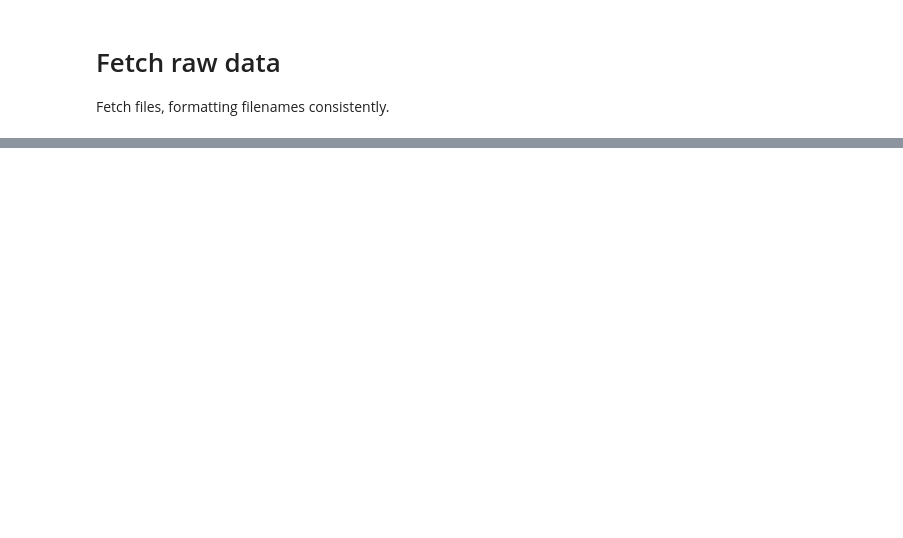
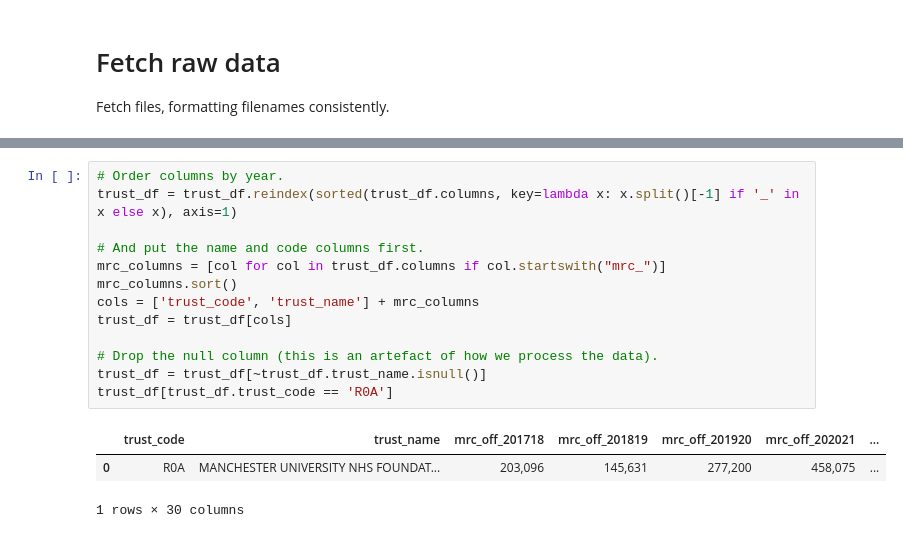
Before and after one commit to regulate-tech/nhstech, a Jupyter notebook: subject-mrc/1_obtain_eric_data.ipynb, the cells around one changed output, grey strips where cells are left out. Drawn from its saved outputs; the diff is of its cells as text; blank space fills up the shorter version.

```diff
--- a/subject-mrc/1_obtain_eric_data.ipynb
+++ b/subject-mrc/1_obtain_eric_data.ipynb
@@ -217,0 +163,17 @@ Some of the trusts in this file have since become inactive. We want to flag thes
+# %%
+# Order columns by year.
+trust_df = trust_df.reindex(sorted(trust_df.columns, key=lambda x: x.split()[-1] if '_' in x else x), axis=1)
+
+# And put the name and code columns first.
+mrc_columns = [col for col in trust_df.columns if col.startswith("mrc_")]
+mrc_columns.sort()
+cols = ['trust_code', 'trust_name'] + mrc_columns
+trust_df = trust_df[cols]
+
+# Drop the null column (this is an artefact of how we process the data).
+trust_df = trust_df[~trust_df.trust_name.isnull()]
+trust_df[trust_df.trust_code == 'R0A']
+# %% [output]
+|  | trust_code | trust_name | mrc_off_201718 | mrc_off_201819 | mrc_off_201920 | mrc_off_202021 | ... |
+| 0 | R0A | MANCHESTER UNIVERSITY NHS FOUNDAT... | 203,096 | 145,631 | 277,200 | 458,075 | ... |
+1 rows × 30 columns
```
Also changed, not shown: parts of 26 cells of this notebook, 20 other files.
